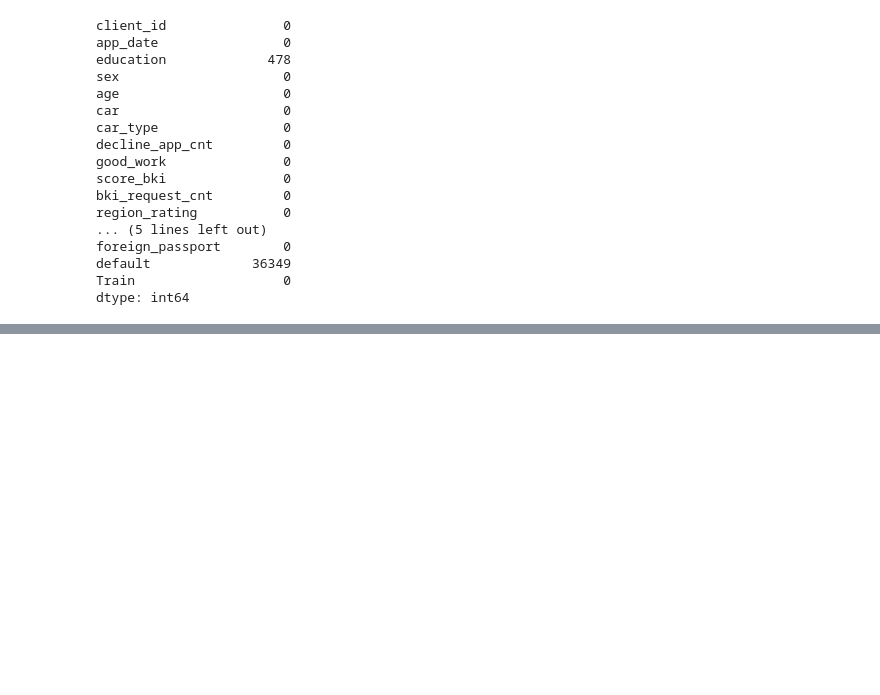
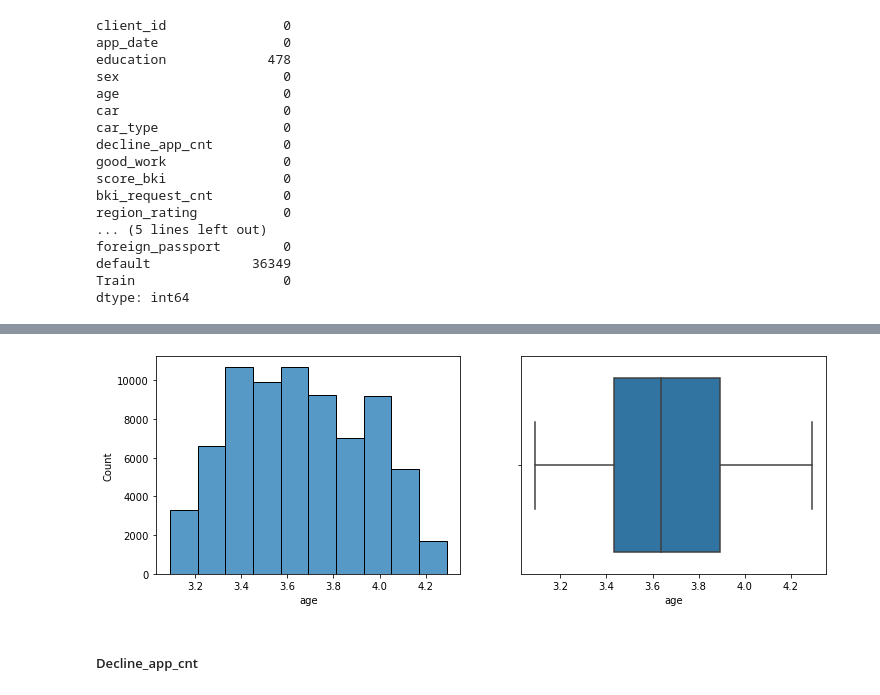
Before and after one commit to Golovolastik/skillfactory_rds, a Jupyter notebook: module_5/credit_scoring.ipynb, the cells around one changed output, grey strips where cells are left out. Saved outputs shown, nothing was run; the diff lists cells and outputs as text; code cells hidden in the pictures; blank space fills up the shorter version.

```diff
--- a/module_5/credit_scoring.ipynb
+++ b/module_5/credit_scoring.ipynb
@@ -118,0 +139,5 @@ dtype: int64
+# %%
+def draw_log_plot(dataset, parameter):
+    fig, ax = plt.subplots(1, 2, figsize=(12, 4))
+    sns.histplot(np.log(dataset[parameter] + 1), bins=10, ax=ax[0])
+    sns.boxplot(np.log(dataset[parameter] + 1), ax=ax[1])
@@ -118,0 +173,4 @@ dtype: int64
+# %%
+draw_log_plot(train, 'age')
+# %% [output]
+[figure, added]
@@ -118,0 +179,2 @@ dtype: int64
+# %% [markdown]
+##### Decline_app_cnt
```
Also changed, not shown: parts of 19 cells of this notebook.
